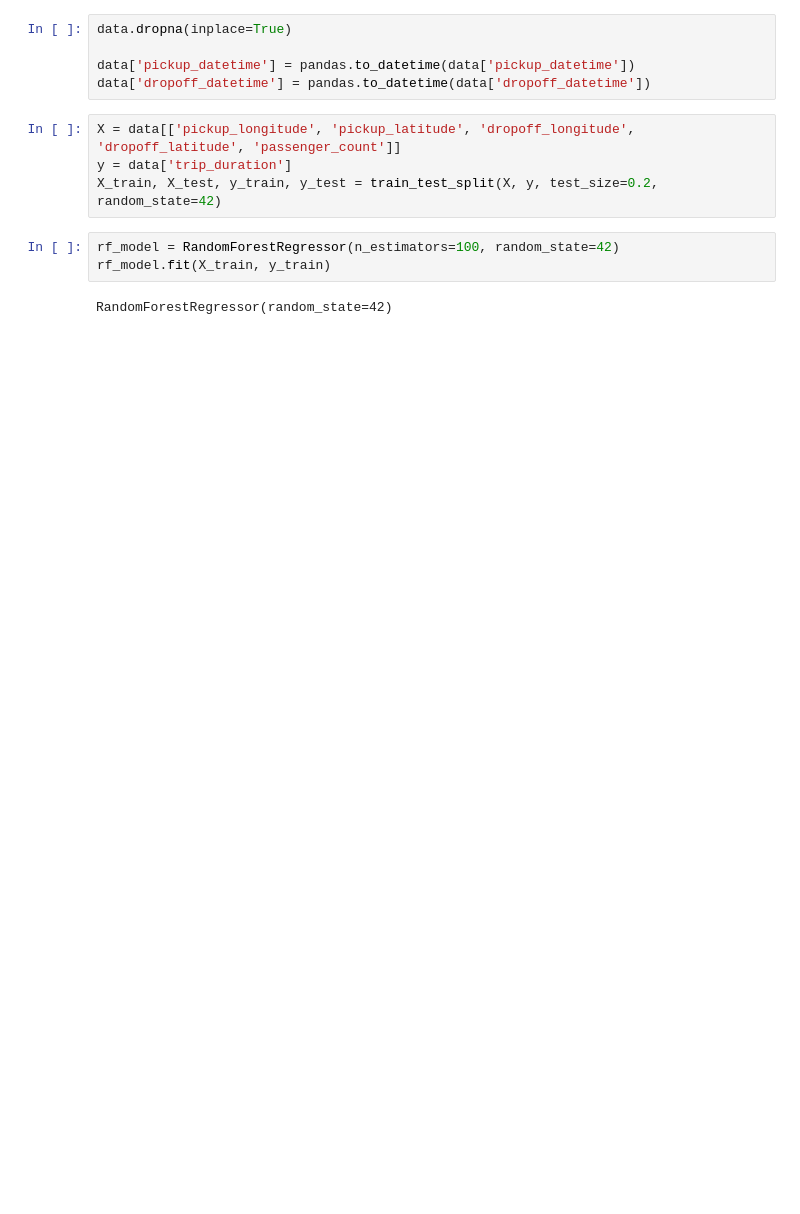
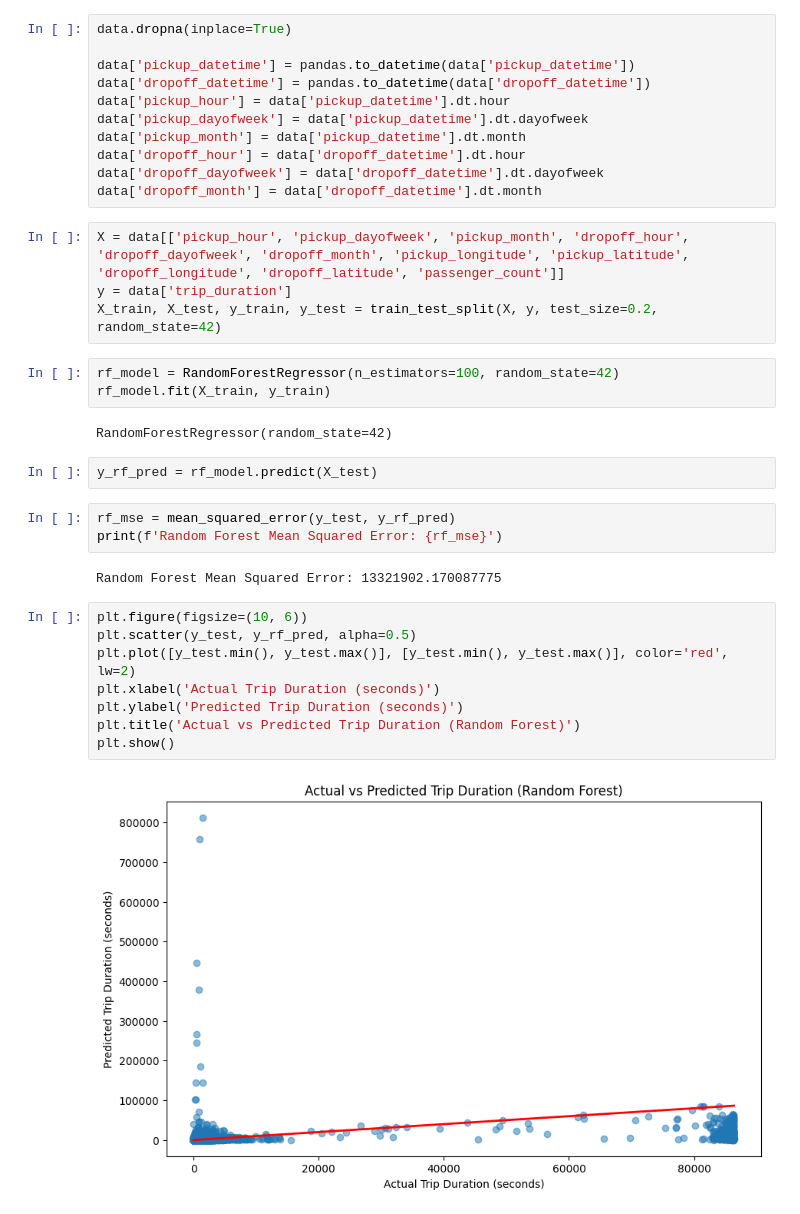
Before and after one commit to Owen-Senowitz/CSCI-6020-Machine-Learning-Project, a Jupyter notebook: random-forest.ipynb, the cells around one changed output. Cells and saved outputs as stored; diff of their text form; blank space fills up the shorter version.

```diff
--- a/random-forest.ipynb
+++ b/random-forest.ipynb
@@ -34,8 +34,14 @@ data.dropna(inplace=True)
 
 data['pickup_datetime'] = pandas.to_datetime(data['pickup_datetime'])
 data['dropoff_datetime'] = pandas.to_datetime(data['dropoff_datetime'])
+data['pickup_hour'] = data['pickup_datetime'].dt.hour
+data['pickup_dayofweek'] = data['pickup_datetime'].dt.dayofweek
+data['pickup_month'] = data['pickup_datetime'].dt.month
+data['dropoff_hour'] = data['dropoff_datetime'].dt.hour
+data['dropoff_dayofweek'] = data['dropoff_datetime'].dt.dayofweek
+data['dropoff_month'] = data['dropoff_datetime'].dt.month
 # %%
-X = data[['pickup_longitude', 'pickup_latitude', 'dropoff_longitude', 'dropoff_latitude', 'passenger_count']]
+X = data[['pickup_hour', 'pickup_dayofweek', 'pickup_month', 'dropoff_hour', 'dropoff_dayofweek', 'dropoff_month', 'pickup_longitude', 'pickup_latitude', 'dropoff_longitude', 'dropoff_latitude', 'passenger_count']]
 y = data['trip_duration']
 X_train, X_test, y_train, y_test = train_test_split(X, y, test_size=0.2, random_state=42)
 # %%
@@ -43,3 +49,20 @@ rf_model = RandomForestRegressor(n_estimators=100, random_state=42)
 rf_model.fit(X_train, y_train)
 # %% [output]
 RandomForestRegressor(random_state=42)
+# %%
+y_rf_pred = rf_model.predict(X_test)
+# %%
+rf_mse = mean_squared_error(y_test, y_rf_pred)
+print(f'Random Forest Mean Squared Error: {rf_mse}')
+# %% [output]
+Random Forest Mean Squared Error: 13321902.170087775
+# %%
+plt.figure(figsize=(10, 6))
+plt.scatter(y_test, y_rf_pred, alpha=0.5)
+plt.plot([y_test.min(), y_test.max()], [y_test.min(), y_test.max()], color='red', lw=2)
+plt.xlabel('Actual Trip Duration (seconds)')
+plt.ylabel('Predicted Trip Duration (seconds)')
+plt.title('Actual vs Predicted Trip Duration (Random Forest)')
+plt.show()
+# %% [output]
+[figure, added]
```
Also changed, not shown: parts of 1 cell of this notebook, 1 other file.
